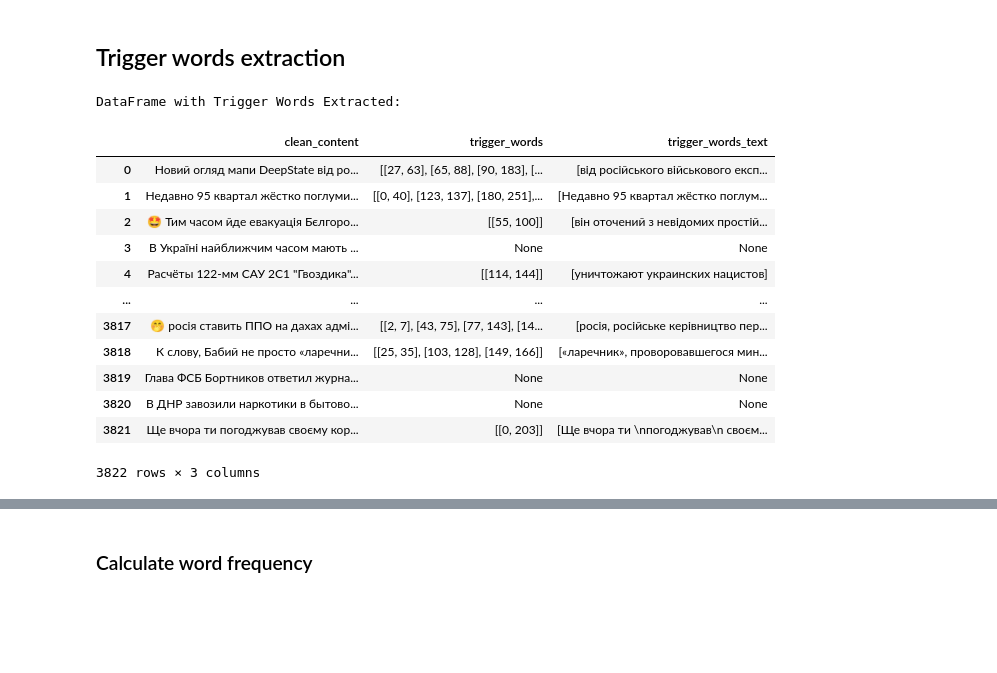
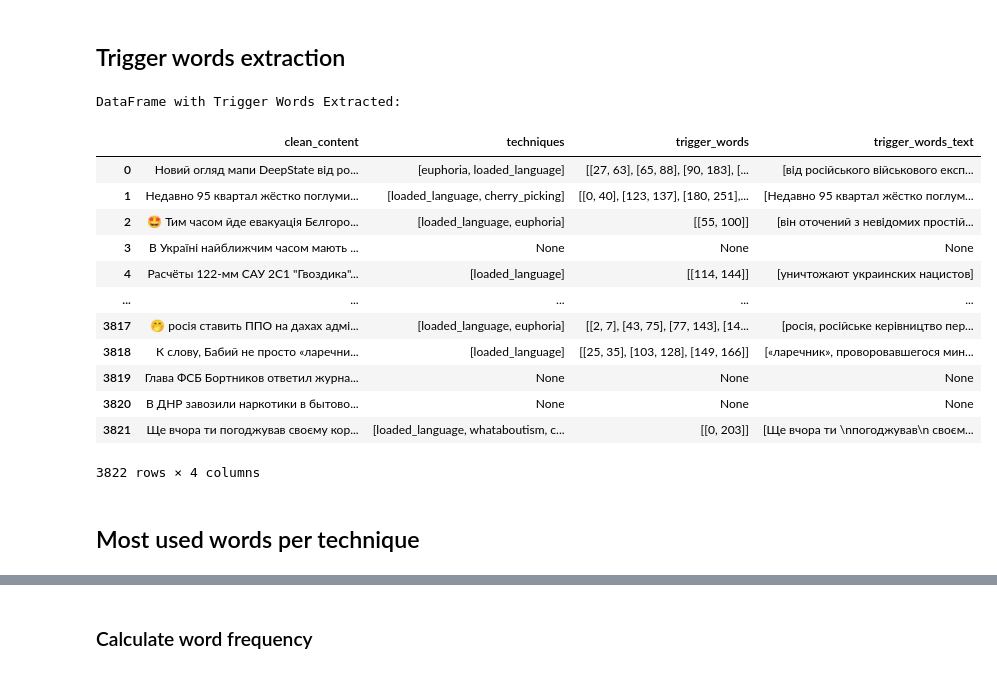
Before and after one commit to VladGrom/unlp_shared_task_2025, a Jupyter notebook: UNLP_Shared_task.ipynb, the cells around one changed output, grey strips where cells are left out. Cells and saved outputs as stored; diff of their text form; code cells hidden in the pictures; blank space fills up the shorter version.

```diff
--- a/UNLP_Shared_task.ipynb
+++ b/UNLP_Shared_task.ipynb
@@ -164,6 +166,7 @@ def clean_text(text):
         .replace("  ", " ")
         .strip()
     )
+    text = re.sub(r'\s+', ' ', text)
     # You can add additional cleaning steps (e.g., removing URLs, punctuation) as needed
     return text
 
@@ -238,40 +241,42 @@ Name: words_count, dtype: float64
 # %%
 def extract_trigger_words(row):
     text = row['content']
     tw = row['trigger_words']
     # Check if trigger_words is not a numpy array or list (e.g. it's NaN)
     if not isinstance(tw, (np.ndarray, list)):
         return None
     # If the array/list is empty, return None.
     if len(tw) == 0:
         return None
     extracted_words = []
     # Iterate over each subarray representing [start, end] indexes.
     for indices in tw:
         # Ensure that indices is array-like with exactly two elements.
         if not isinstance(indices, (np.ndarray, list)) or len(indices) != 2:
             continue
         start, end = indices[0], indices[1]
         extracted_words.append(text[start:end])
     return extracted_words
 
 # Apply the extraction function row-wise to create a new column with the trigger words.
 df['trigger_words_text'] = df.apply(extract_trigger_words, axis=1)
 
 print("DataFrame with Trigger Words Extracted:")
-df[['clean_content', 'trigger_words', 'trigger_words_text']]
+df[['clean_content', 'techniques','trigger_words', 'trigger_words_text']]
 # %% [output]
 DataFrame with Trigger Words Extracted:
-|  | clean_content | trigger_words | trigger_words_text |
-| 0 | Новий огляд мапи DeepState від ро... | [[27, 63], [65, 88], [90, 183], [... | [від російського військового експ... |
-| 1 | Недавно 95 квартал жёстко поглуми... | [[0, 40], [123, 137], [180, 251],... | [Недавно 95 квартал жёстко поглум... |
-| 2 | 🤩 Тим часом йде евакуація Бєлгоро... | [[55, 100]] | [він оточений з невідомих простій... |
-| 3 | В Україні найближчим часом мають ... | None | None |
-| 4 | Расчёты 122-мм САУ 2С1 "Гвоздика"... | [[114, 144]] | [уничтожают украинских нацистов] |
-| ... | ... | ... | ... |
-| 3817 | 🤭 росія ставить ППО на дахах адмі... | [[2, 7], [43, 75], [77, 143], [14... | [росія, російське керівництво пер... |
-| 3818 | К слову, Бабий не просто «ларечни... | [[25, 35], [103, 128], [149, 166]] | [«ларечник», проворовавшегося мин... |
-| 3819 | Глава ФСБ Бортников ответил журна... | None | None |
-| 3820 | В ДНР завозили наркотики в бытово... | None | None |
-| 3821 | Ще вчора ти погоджував своєму кор... | [[0, 203]] | [Ще вчора ти \nпогоджував\n своєм... |
+|  | clean_content | techniques | trigger_words | trigger_words_text |
+| 0 | Новий огляд мапи DeepState від ро... | [euphoria, loaded_language] | [[27, 63], [65, 88], [90, 183], [... | [від російського військового експ... |
+| 1 | Недавно 95 квартал жёстко поглуми... | [loaded_language, cherry_picking] | [[0, 40], [123, 137], [180, 251],... | [Недавно 95 квартал жёстко поглум... |
+| 2 | 🤩 Тим часом йде евакуація Бєлгоро... | [loaded_language, euphoria] | [[55, 100]] | [він оточений з невідомих простій... |
+| 3 | В Україні найближчим часом мають ... | None | None | None |
+| 4 | Расчёты 122-мм САУ 2С1 "Гвоздика"... | [loaded_language] | [[114, 144]] | [уничтожают украинских нацистов] |
+| ... | ... | ... | ... | ... |
+| 3817 | 🤭 росія ставить ППО на дахах адмі... | [loaded_language, euphoria] | [[2, 7], [43, 75], [77, 143], [14... | [росія, російське керівництво пер... |
+| 3818 | К слову, Бабий не просто «ларечни... | [loaded_language] | [[25, 35], [103, 128], [149, 166]] | [«ларечник», проворовавшегося мин... |
+| 3819 | Глава ФСБ Бортников ответил журна... | None | None | None |
+| 3820 | В ДНР завозили наркотики в бытово... | None | None | None |
+| 3821 | Ще вчора ти погоджував своєму кор... | [loaded_language, whataboutism, c... | [[0, 203]] | [Ще вчора ти \nпогоджував\n своєм... |
-3822 rows × 3 columns
+3822 rows × 4 columns
+# %% [markdown]
+## Most used words per technique
```
Also changed, not shown: parts of 31 cells of this notebook.
